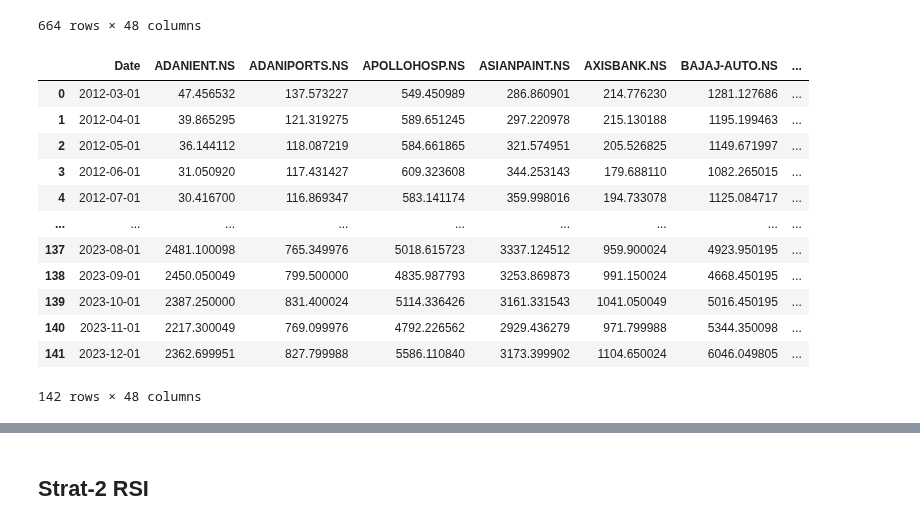
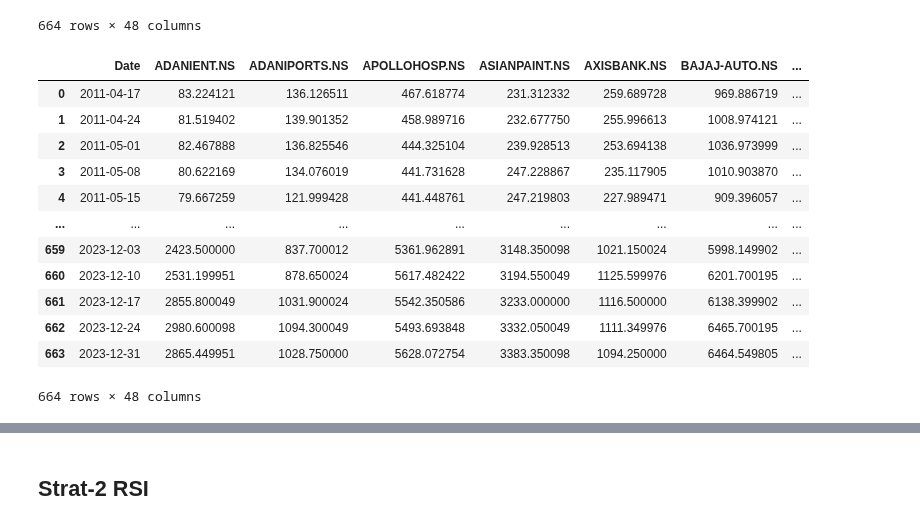
Before and after one commit to vedant2423/data-analysis-with-technical-indicators, a Jupyter notebook: Pair Trading final/notebooks/weekly_pair.ipynb, the cells around one changed output, grey strips where cells are left out. Saved outputs shown, nothing was run; the diff lists cells and outputs as text; code cells hidden in the pictures.

```diff
--- a/Pair Trading final/notebooks/weekly_pair.ipynb
+++ b/Pair Trading final/notebooks/weekly_pair.ipynb
@@ -153,24 +153,24 @@ master_rsi
 | 663 | 2023-12-31 | 62.370912 | 68.760723 | 66.417934 | 62.886143 | 63.474562 | 83.062669 | ... |
 664 rows × 48 columns
 # %%
-prices = pd.read_csv('/Users/vedantgupta/Documents/summer project/data-analysis-with-technical-indicators-2/Pair Trading final/data/Nifty_50_monthly.csv')
+prices = pd.read_csv('/Users/vedantgupta/Documents/summer project/data-analysis-with-technical-indicators-2/Pair Trading final/data/Nifty_50_close_weekly.csv')
 prices = prices[period:]
 prices = prices.reset_index(drop=True)
 prices
 # %% [output]
 |  | Date | ADANIENT.NS | ADANIPORTS.NS | APOLLOHOSP.NS | ASIANPAINT.NS | AXISBANK.NS | BAJAJ-AUTO.NS | ... |
-| 0 | 2012-03-01 | 47.456532 | 137.573227 | 549.450989 | 286.860901 | 214.776230 | 1281.127686 | ... |
-| 1 | 2012-04-01 | 39.865295 | 121.319275 | 589.651245 | 297.220978 | 215.130188 | 1195.199463 | ... |
-| 2 | 2012-05-01 | 36.144112 | 118.087219 | 584.661865 | 321.574951 | 205.526825 | 1149.671997 | ... |
-| 3 | 2012-06-01 | 31.050920 | 117.431427 | 609.323608 | 344.253143 | 179.688110 | 1082.265015 | ... |
-| 4 | 2012-07-01 | 30.416700 | 116.869347 | 583.141174 | 359.998016 | 194.733078 | 1125.084717 | ... |
+| 0 | 2011-04-17 | 83.224121 | 136.126511 | 467.618774 | 231.312332 | 259.689728 | 969.886719 | ... |
+| 1 | 2011-04-24 | 81.519402 | 139.901352 | 458.989716 | 232.677750 | 255.996613 | 1008.974121 | ... |
+| 2 | 2011-05-01 | 82.467888 | 136.825546 | 444.325104 | 239.928513 | 253.694138 | 1036.973999 | ... |
+| 3 | 2011-05-08 | 80.622169 | 134.076019 | 441.731628 | 247.228867 | 235.117905 | 1010.903870 | ... |
+| 4 | 2011-05-15 | 79.667259 | 121.999428 | 441.448761 | 247.219803 | 227.989471 | 909.396057 | ... |
 | ... | ... | ... | ... | ... | ... | ... | ... | ... |
-| 137 | 2023-08-01 | 2481.100098 | 765.349976 | 5018.615723 | 3337.124512 | 959.900024 | 4923.950195 | ... |
-| 138 | 2023-09-01 | 2450.050049 | 799.500000 | 4835.987793 | 3253.869873 | 991.150024 | 4668.450195 | ... |
-| 139 | 2023-10-01 | 2387.250000 | 831.400024 | 5114.336426 | 3161.331543 | 1041.050049 | 5016.450195 | ... |
-| 140 | 2023-11-01 | 2217.300049 | 769.099976 | 4792.226562 | 2929.436279 | 971.799988 | 5344.350098 | ... |
-| 141 | 2023-12-01 | 2362.699951 | 827.799988 | 5586.110840 | 3173.399902 | 1104.650024 | 6046.049805 | ... |
+| 659 | 2023-12-03 | 2423.500000 | 837.700012 | 5361.962891 | 3148.350098 | 1021.150024 | 5998.149902 | ... |
+| 660 | 2023-12-10 | 2531.199951 | 878.650024 | 5617.482422 | 3194.550049 | 1125.599976 | 6201.700195 | ... |
+| 661 | 2023-12-17 | 2855.800049 | 1031.900024 | 5542.350586 | 3233.000000 | 1116.500000 | 6138.399902 | ... |
+| 662 | 2023-12-24 | 2980.600098 | 1094.300049 | 5493.693848 | 3332.050049 | 1111.349976 | 6465.700195 | ... |
+| 663 | 2023-12-31 | 2865.449951 | 1028.750000 | 5628.072754 | 3383.350098 | 1094.250000 | 6464.549805 | ... |
-142 rows × 48 columns
+664 rows × 48 columns
 # %%
 def get_returns(master_macd, master_rsi, prices):
     returns = []
```
Also changed, not shown: parts of 2 cells of this notebook.
